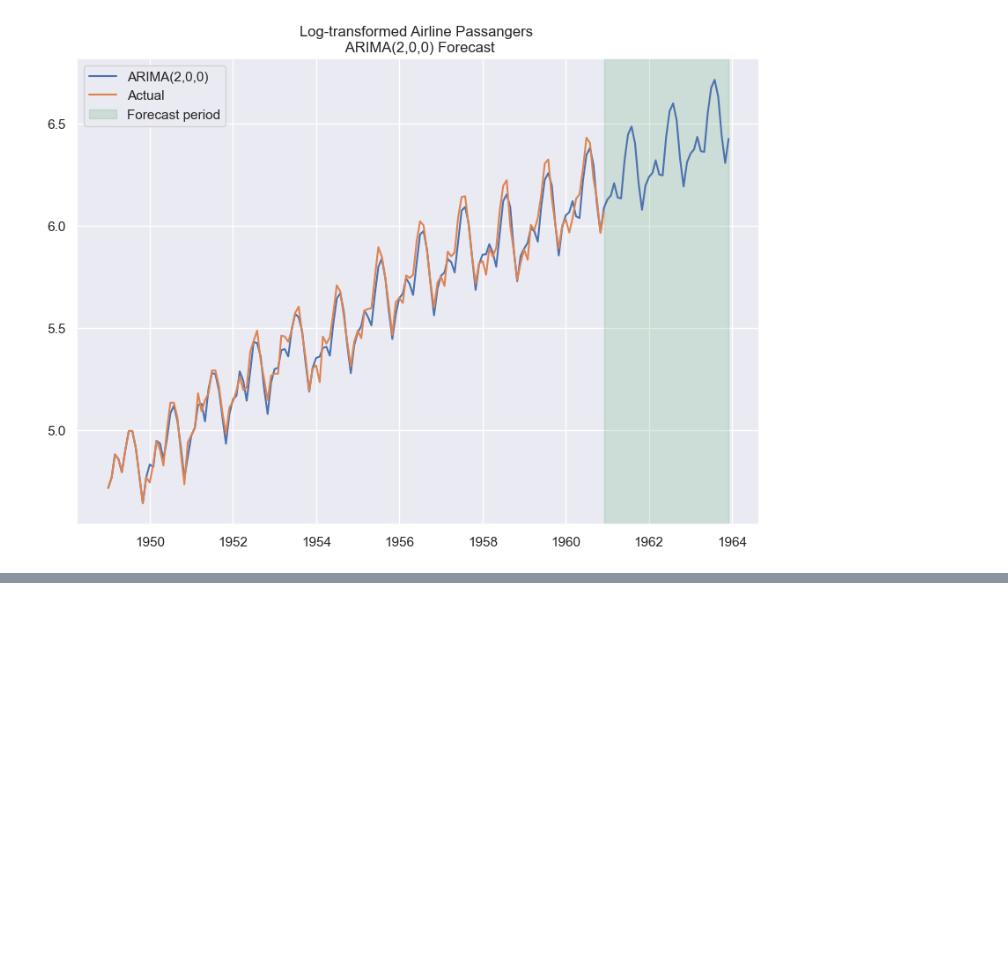
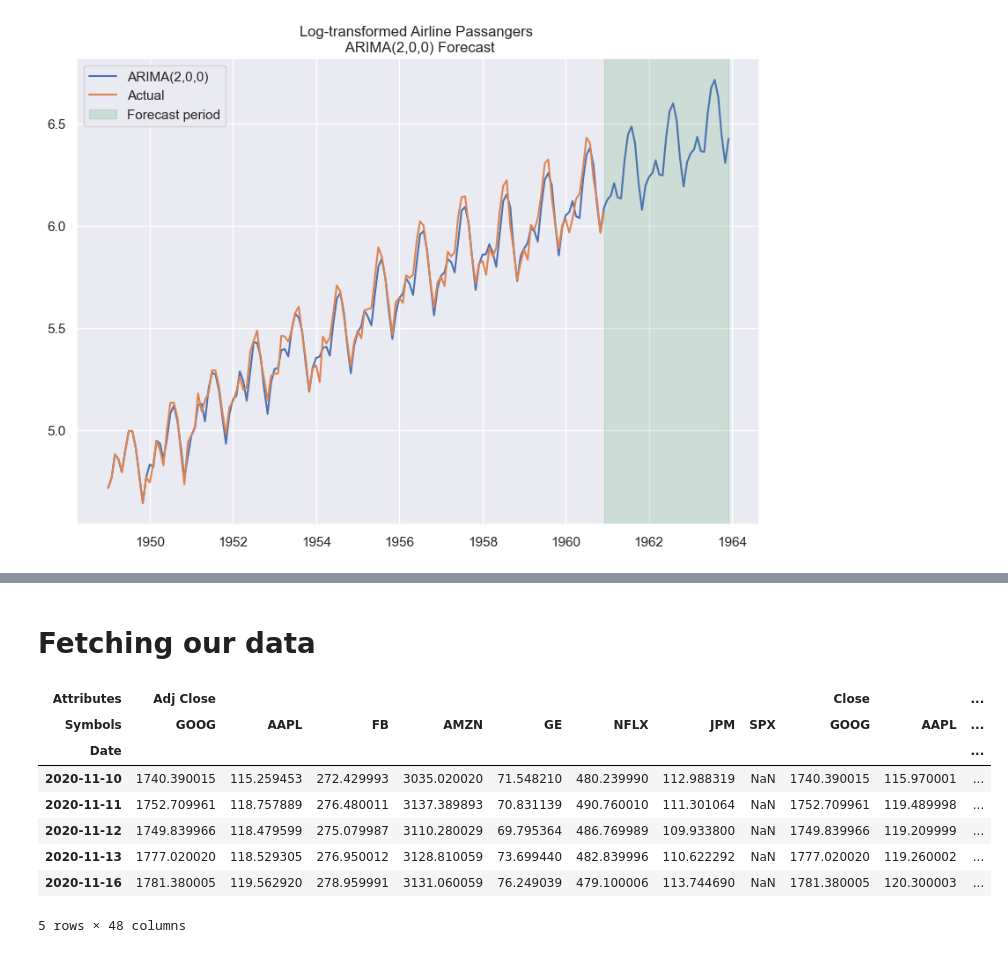
Before and after one commit to warwickdatasciencesociety/time-series-workshops, a Jupyter notebook: demo-notebook.ipynb, the cells around one changed output, grey strips where cells are left out. Cells and saved outputs as stored; diff of their text form; code cells hidden in the pictures; blank space fills up the shorter version.

```diff
--- a/demo-notebook.ipynb
+++ b/demo-notebook.ipynb
@@ -474,0 +490,18 @@ plt.show()
+# %% [markdown]
+# Fetching our data
+# %%
+# Retrieving stock price data
+stocks = ['GOOG', 'AAPL', 'FB', 'AMZN', 'GE', 'NFLX', 'JPM', 'SPX']
+
+data = web.DataReader(stocks, 'yahoo', start='2020/11/10', end='2021/11/10')
+data.head()
+# %% [output]
+| Attributes | Adj Close |  |  |  |  |  |  |  | Close |  | ... |
+| Symbols | GOOG | AAPL | FB | AMZN | GE | NFLX | JPM | SPX | GOOG | AAPL | ... |
+| Date |  |  |  |  |  |  |  |  |  |  | ... |
+| 2020-11-10 | 1740.390015 | 115.259453 | 272.429993 | 3035.020020 | 71.548210 | 480.239990 | 112.988319 | NaN | 1740.390015 | 115.970001 | ... |
+| 2020-11-11 | 1752.709961 | 118.757889 | 276.480011 | 3137.389893 | 70.831139 | 490.760010 | 111.301064 | NaN | 1752.709961 | 119.489998 | ... |
+| 2020-11-12 | 1749.839966 | 118.479599 | 275.079987 | 3110.280029 | 69.795364 | 486.769989 | 109.933800 | NaN | 1749.839966 | 119.209999 | ... |
+| 2020-11-13 | 1777.020020 | 118.529305 | 276.950012 | 3128.810059 | 73.699440 | 482.839996 | 110.622292 | NaN | 1777.020020 | 119.260002 | ... |
+| 2020-11-16 | 1781.380005 | 119.562920 | 278.959991 | 3131.060059 | 76.249039 | 479.100006 | 113.744690 | NaN | 1781.380005 | 120.300003 | ... |
+5 rows × 48 columns
```
Also changed, not shown: parts of 25 cells of this notebook, 2 other files.
